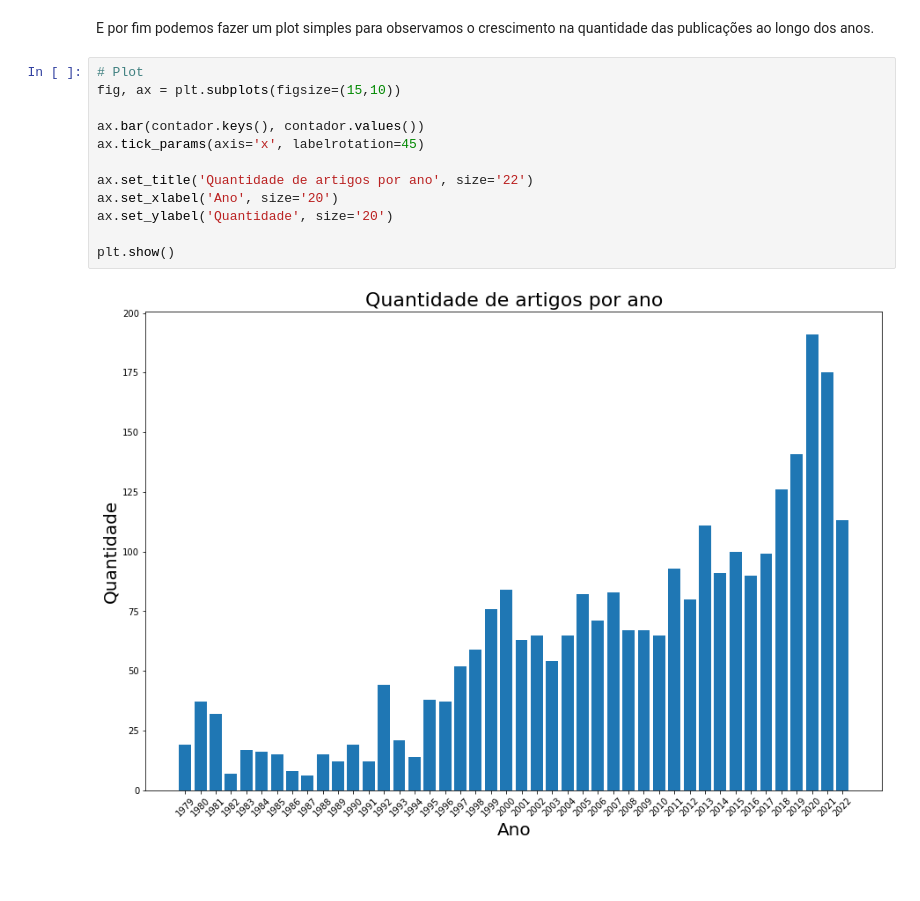
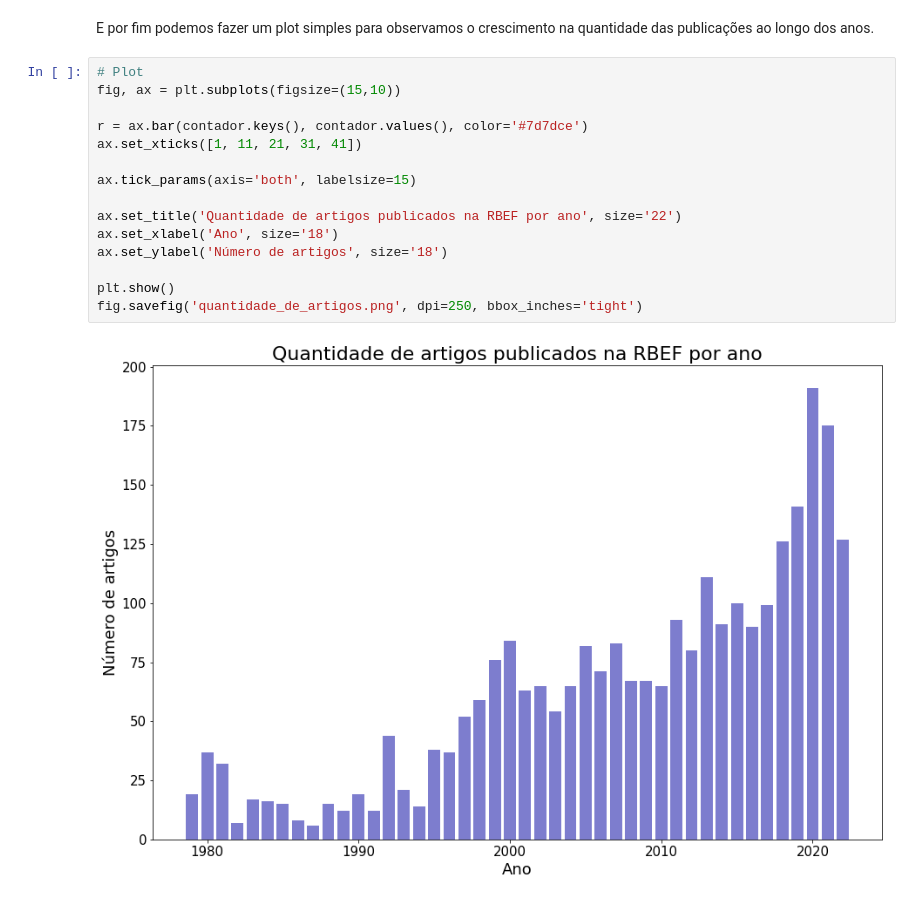
Before and after one commit to ghurone/monografia, a Jupyter notebook: code/download_pdf.ipynb, the cells around one changed output. Saved outputs shown, nothing was run; the diff lists cells and outputs as text; blank space fills up the shorter version.

```diff
--- a/code/download_pdf.ipynb
+++ b/code/download_pdf.ipynb
@@ -227,14 +227,17 @@ E por fim podemos fazer um plot simples para observamos o crescimento na quantid
 # %%
 # Plot
 fig, ax = plt.subplots(figsize=(15,10))
 
-ax.bar(contador.keys(), contador.values())
-ax.tick_params(axis='x', labelrotation=45)
+r = ax.bar(contador.keys(), contador.values(), color='#7d7dce')
+ax.set_xticks([1, 11, 21, 31, 41])
 
-ax.set_title('Quantidade de artigos por ano', size='22')
-ax.set_xlabel('Ano', size='20')
-ax.set_ylabel('Quantidade', size='20')
+ax.tick_params(axis='both', labelsize=15)
+
+ax.set_title('Quantidade de artigos publicados na RBEF por ano', size='22')
+ax.set_xlabel('Ano', size='18')
+ax.set_ylabel('Número de artigos', size='18')
 
 plt.show()
+fig.savefig('quantidade_de_artigos.png', dpi=250, bbox_inches='tight')
 # %% [output]
-[figure, old version]
+[figure, new version]
```
Also changed, not shown: parts of 3 cells of this notebook, 1 other file.
